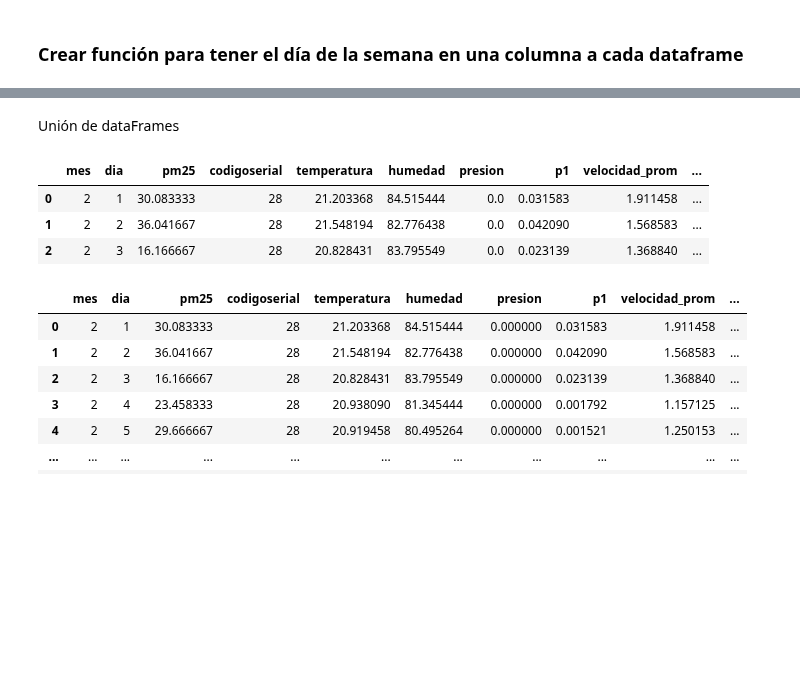
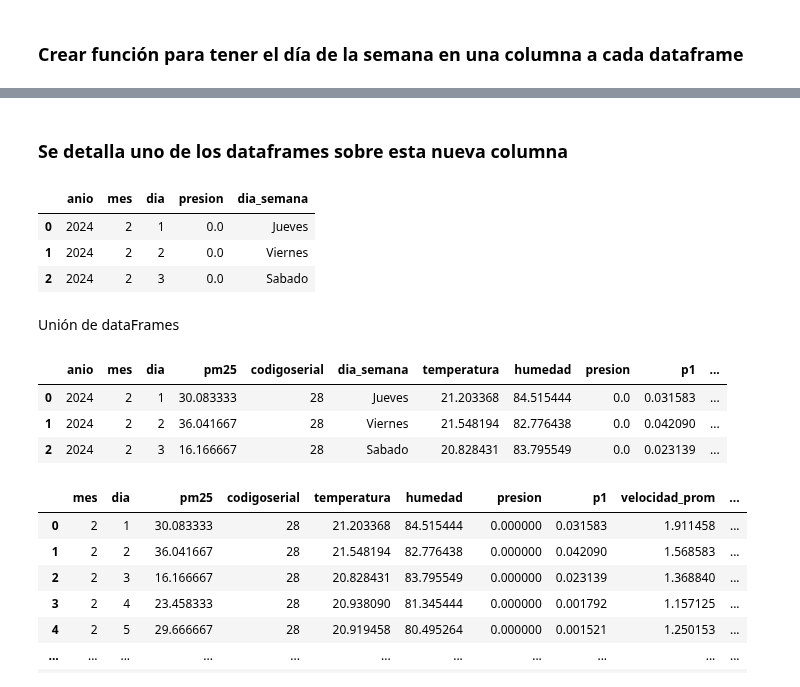
Before and after one commit to kennethLeonel/Monografia-calidad-del-aire-valle-de-aburra, a Jupyter notebook: Proyecto_dataset.ipynb, the cells around one changed output, grey strips where cells are left out. Drawn from its saved outputs; the diff is of its cells as text; code cells hidden in the pictures; blank space fills up the shorter version.

Commit message:
:fire: se ajusto función dia semana

```diff
--- a/Proyecto_dataset.ipynb
+++ b/Proyecto_dataset.ipynb
@@ -231,7 +232,7 @@ def agregarColumnas(data):
     Out[0]: dataset con columnas día , mes
     """
     dataTemporal = data.copy()
-    dataTemporal['fecha'] = pd.to_datetime(dataTemporal['fecha_hora']).dt.date
+    dataTemporal['anio'] = pd.to_datetime(dataTemporal['fecha_hora']).dt.year
     dataTemporal['dia']= pd.to_datetime(dataTemporal['fecha_hora']).dt.day
     dataTemporal['mes']= pd.to_datetime(dataTemporal['fecha_hora']).dt.month
     return dataTemporal
@@ -258,18 +259,18 @@ def sacarPromedio(data,nombreColumna,revision):
     #se saca el promedio de temperatura de la columna Temperatura
 
     if (revision ==1):
-        registroPromedio = dataNuevo.groupby(['mes','dia']).agg({
+        registroPromedio = dataNuevo.groupby(['anio','mes','dia']).agg({
             f'{nombreColumna}':'mean'
         }).reset_index()
         return registroPromedio
     elif(revision ==2):
-        registroPromedio = dataNuevo.groupby(['mes','dia']).agg({
+        registroPromedio = dataNuevo.groupby(['anio','mes','dia']).agg({
             f'{nombreColumna}':'mean',
-            'codigoserial': lambda x: stats.mode(x)[0]
+            'codigoserial': lambda x: stats.mode(x)[0][0]
         }).reset_index()
         return registroPromedio
     elif(revision == 3):
-        registroPromedio = dataNuevo.groupby(['mes','dia']).agg({
+        registroPromedio = dataNuevo.groupby(['anio','mes','dia']).agg({
             f'{nombreColumna}':'mean',
             'velocidad_max':'mean',
             'direccion_prom':'mean',
@@ -375,0 +339,25 @@ print(df)
+# %%
+# Aplicar la función a cada fila del DataFrame estación Itagui
+calidadAireItagui['dia_semana'] = calidadAireItagui.apply(lambda row: definirDia(row['anio'], row['mes'], row['dia']), axis=1)
+temperaturaItaguiPromedio['dia_semana'] = temperaturaItaguiPromedio.apply(lambda row: definirDia(row['anio'], row['mes'], row['dia']), axis=1)
+vientosItaguiPromedio['dia_semana'] = vientosItaguiPromedio.apply(lambda row: definirDia(row['anio'], row['mes'], row['dia']), axis=1)
+humedadItaguiPromedio['dia_semana'] = humedadItaguiPromedio.apply(lambda row: definirDia(row['anio'], row['mes'], row['dia']), axis=1)
+precipitacionItaguiPromedio['dia_semana'] = precipitacionItaguiPromedio.apply(lambda row: definirDia(row['anio'], row['mes'], row['dia']), axis=1)
+presionItaguiPromedio['dia_semana'] = presionItaguiPromedio.apply(lambda row: definirDia(row['anio'], row['mes'], row['dia']), axis=1)
+
+# Aplicar la función a cada fila del DataFrame estación Caldas
+calidadAireCaldas['dia_semana'] = calidadAireCaldas.apply(lambda row: definirDia(row['anio'], row['mes'], row['dia']), axis=1)
+temperaturaCaldasPromedio['dia_semana'] = temperaturaCaldasPromedio.apply(lambda row: definirDia(row['anio'], row['mes'], row['dia']), axis=1)
+vientosCaldasPromedio['dia_semana'] = vientosCaldasPromedio.apply(lambda row: definirDia(row['anio'], row['mes'], row['dia']), axis=1)
+humedadCaldasPromedio['dia_semana'] = humedadCaldasPromedio.apply(lambda row: definirDia(row['anio'], row['mes'], row['dia']), axis=1)
+precipitacionCaldasPromedio['dia_semana'] = precipitacionCaldasPromedio.apply(lambda row: definirDia(row['anio'], row['mes'], row['dia']), axis=1)
+presionCaldasPromedio['dia_semana'] = presionCaldasPromedio.apply(lambda row: definirDia(row['anio'], row['mes'], row['dia']), axis=1)
+
+# Aplicar la función a cada fila del Dataframe estacion Aranjuez
+
+calidadAireAranjuez['dia_semana'] = calidadAireAranjuez.apply(lambda row: definirDia(row['anio'], row['mes'], row['dia']), axis=1)
+temperaturaAranjuezPromedio['dia_semana'] = temperaturaAranjuezPromedio.apply(lambda row: definirDia(row['anio'], row['mes'], row['dia']), axis=1)
+vientosAranjuezPromedio['dia_semana'] = vientosAranjuezPromedio.apply(lambda row: definirDia(row['anio'], row['mes'], row['dia']), axis=1)
+humedadAranjuezPromedio['dia_semana'] = humedadAranjuezPromedio.apply(lambda row: definirDia(row['anio'], row['mes'], row['dia']), axis=1)
+precipitacionAranjuezPromedio['dia_semana'] = precipitacionAranjuezPromedio.apply(lambda row: definirDia(row['anio'], row['mes'], row['dia']), axis=1)
+presionAranjuezPromedio['dia_semana'] = presionAranjuezPromedio.apply(lambda row: definirDia(row['anio'], row['mes'], row['dia']), axis=1)
@@ -376,3 +382,12 @@ print(df)
+# %% [markdown]
+### Se detalla uno de los dataframes sobre esta nueva columna
+# %%
+presionItaguiPromedio.head(3)
+# %% [output]
+|  | anio | mes | dia | presion | dia_semana |
+| 0 | 2024 | 2 | 1 | 0.0 | Jueves |
+| 1 | 2024 | 2 | 2 | 0.0 | Viernes |
+| 2 | 2024 | 2 | 3 | 0.0 | Sabado |
 # %% [markdown]
 Unión de dataFrames
 # %%
@@ -380,38 +395,38 @@ Unión de dataFrames
 def unirDatos(data1, data2):
     """"
     Función para unir dos dataframes
     In[0]: dataset1, dataset2
     Out[0]: dataset unido
     """
-    return pd.merge(data1,data2,on=['mes','dia'],how='inner')
+    return pd.merge(data1,data2,on=['anio','mes','dia','dia_semana'],how='inner')
 
 #Unir los dataframes de la estación Itagui
 calidadAireItaguiUnido = unirDatos(calidadAireItagui,temperaturaItaguiPromedio)
 calidadAireItaguiUnido = unirDatos(calidadAireItaguiUnido,humedadItaguiPromedio)
 calidadAireItaguiUnido = unirDatos(calidadAireItaguiUnido,presionItaguiPromedio)
 calidadAireItaguiUnido = unirDatos(calidadAireItaguiUnido,precipitacionItaguiPromedio)
 calidadAireItaguiUnido = unirDatos(calidadAireItaguiUnido,vientosItaguiPromedio)
 
 #Unir los dataframes de la estación Caldas
 calidadAireCaldasUnido = unirDatos(calidadAireCaldas,temperaturaCaldasPromedio)
 calidadAireCaldasUnido = unirDatos(calidadAireCaldasUnido,humedadCaldasPromedio)
 calidadAireCaldasUnido = unirDatos(calidadAireCaldasUnido,precipitacionCaldasPromedio)
 calidadAireCaldasUnido = unirDatos(calidadAireCaldasUnido,presionCaldasPromedio)
 calidadAireCaldasUnido = unirDatos(calidadAireCaldasUnido,vientosCaldasPromedio)
 
 #Unir los dataframes de la estación Aranjuez
 calidadAireAranjuezUnido = unirDatos(calidadAireAranjuez,temperaturaAranjuezPromedio)
 calidadAireAranjuezUnido = unirDatos(calidadAireAranjuezUnido,humedadAranjuezPromedio)
 calidadAireAranjuezUnido = unirDatos(calidadAireAranjuezUnido,precipitacionAranjuezPromedio)
 calidadAireAranjuezUnido = unirDatos(calidadAireAranjuezUnido,presionAranjuezPromedio)
 calidadAireAranjuezUnido = unirDatos(calidadAireAranjuezUnido,vientosAranjuezPromedio)
 
 calidadAireItaguiUnido.iloc[:3]
 # %% [output]
-|  | mes | dia | pm25 | codigoserial | temperatura | humedad | presion | p1 | velocidad_prom | ... |
-| 0 | 2 | 1 | 30.083333 | 28 | 21.203368 | 84.515444 | 0.0 | 0.031583 | 1.911458 | ... |
-| 1 | 2 | 2 | 36.041667 | 28 | 21.548194 | 82.776438 | 0.0 | 0.042090 | 1.568583 | ... |
-| 2 | 2 | 3 | 16.166667 | 28 | 20.828431 | 83.795549 | 0.0 | 0.023139 | 1.368840 | ... |
+|  | anio | mes | dia | pm25 | codigoserial | dia_semana | temperatura | humedad | presion | p1 | ... |
+| 0 | 2024 | 2 | 1 | 30.083333 | 28 | Jueves | 21.203368 | 84.515444 | 0.0 | 0.031583 | ... |
+| 1 | 2024 | 2 | 2 | 36.041667 | 28 | Viernes | 21.548194 | 82.776438 | 0.0 | 0.042090 | ... |
+| 2 | 2024 | 2 | 3 | 16.166667 | 28 | Sabado | 20.828431 | 83.795549 | 0.0 | 0.023139 | ... |
 # %%
 def ConcatenadoRegistros(*data):
     """"
```
Also changed, not shown: parts of 6 cells of this notebook.
